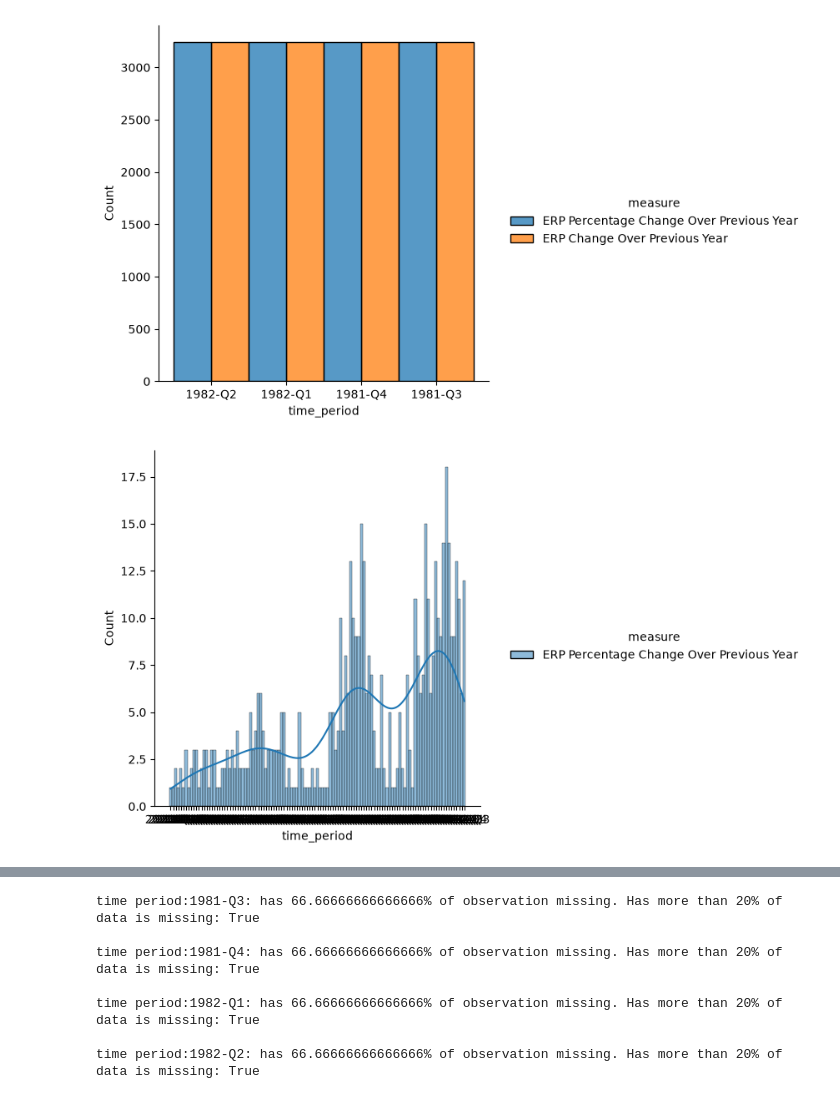
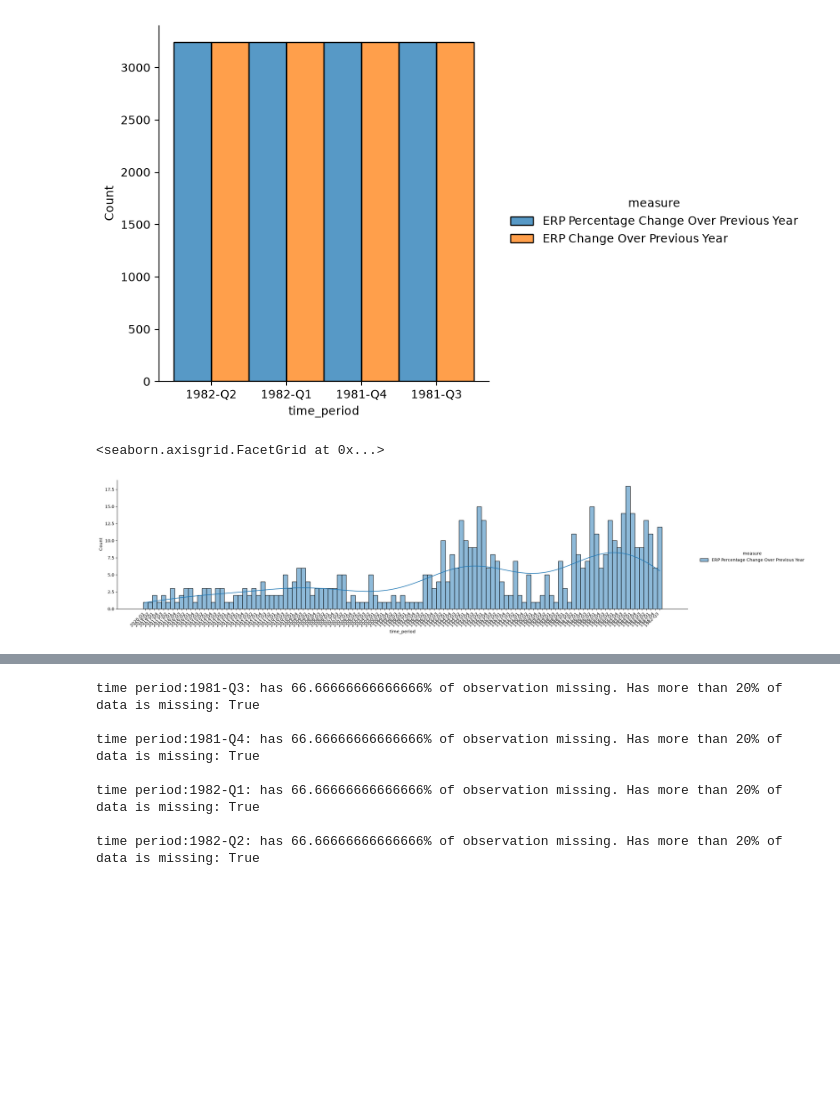
Before and after one commit to Abotyt/australiaMarketExpansionStrategy, a Jupyter notebook: AustralianUnemployedPrediction/DataWrangling/CleanData.ipynb, the cells around one changed output, grey strips where cells are left out. Cells and saved outputs as stored; diff of their text form; code cells hidden in the pictures; blank space fills up the shorter version.

```diff
--- a/AustralianUnemployedPrediction/DataWrangling/CleanData.ipynb
+++ b/AustralianUnemployedPrediction/DataWrangling/CleanData.ipynb
@@ -950,6 +1069,10 @@ Length: 120, dtype: str
 # %%
 # convert time_period from str to pandas quarterly period
-erp_quarterly_original["time_period"] = pd.PeriodIndex(
-    erp_quarterly_original["time_period"],
-    freq="Q"
+# erp_quarterly_original["date_type"] = pd.dt.to_timestamp(
+#     erp_quarterly_original["time_period"],
+#     freq="Q"
+# )
+erp_quarterly_original["date_type"] = (
+    pd.PeriodIndex(erp_quarterly_original["time_period"], freq="Q")
+    .to_timestamp()
 )
@@ -1033,23 +1153,27 @@ sns.displot(
 # %%
 # filter out the time period that has max amount of count (<6480)
 filtered = tp_missing_value[
     tp_missing_value['count'] < tp_missing_value['count'].max()
 ]
 
 use_data = filtered
 
+# check the missing value in each time period
 missing_less_than_max = erp_quarterly_original[
     erp_quarterly_original['obs_value'].isnull()
     & erp_quarterly_original['time_period'].isin(use_data['time_period'])
 ].sort_values(by='time_period', ascending=False)
 
 g = sns.displot(
     missing_less_than_max,
     x='time_period',
     kind='hist',
     kde=True,
     hue='measure',
-    multiple='dodge'
+    multiple='dodge',
+    aspect=4
 )
+g.set_xticklabels(rotation=45, ha='right')
 # %% [output]
+<seaborn.axisgrid.FacetGrid at 0x...>
-[figure, old version]
+[figure, new version]
```
Also changed, not shown: parts of 81 cells of this notebook.
